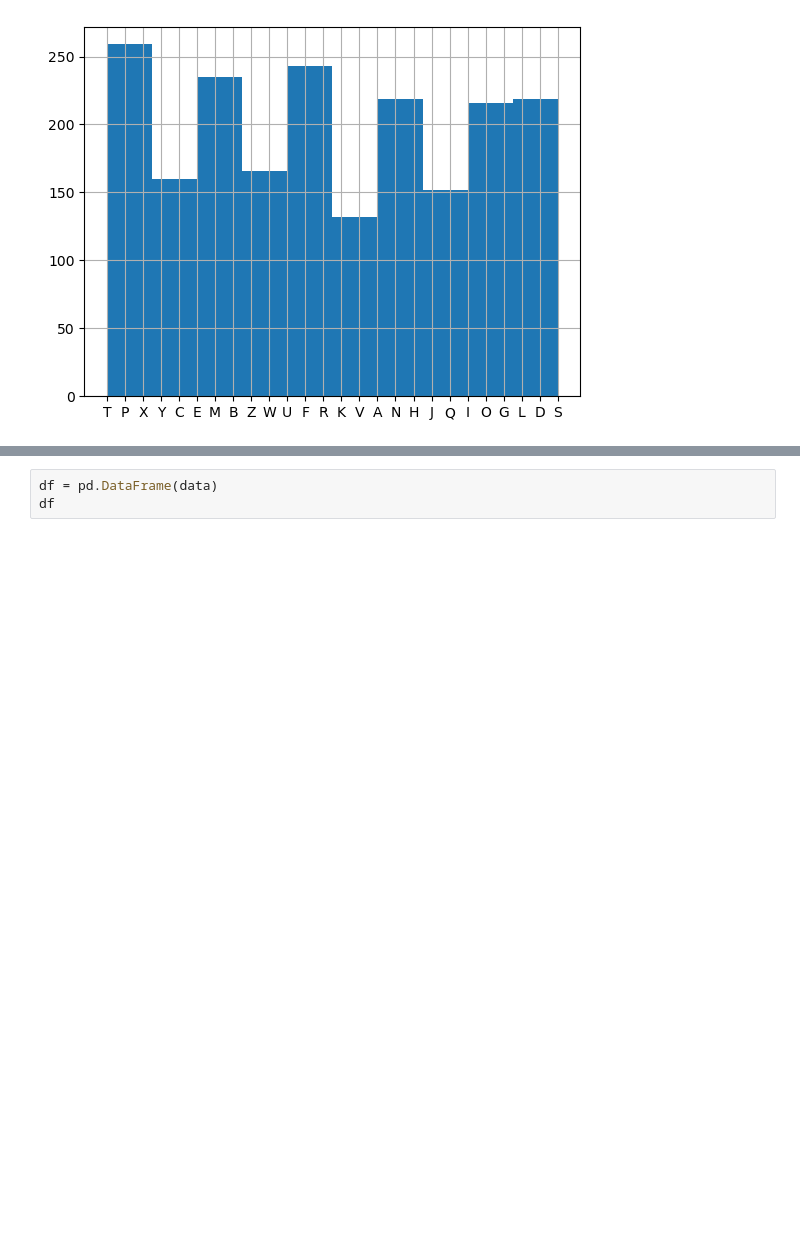
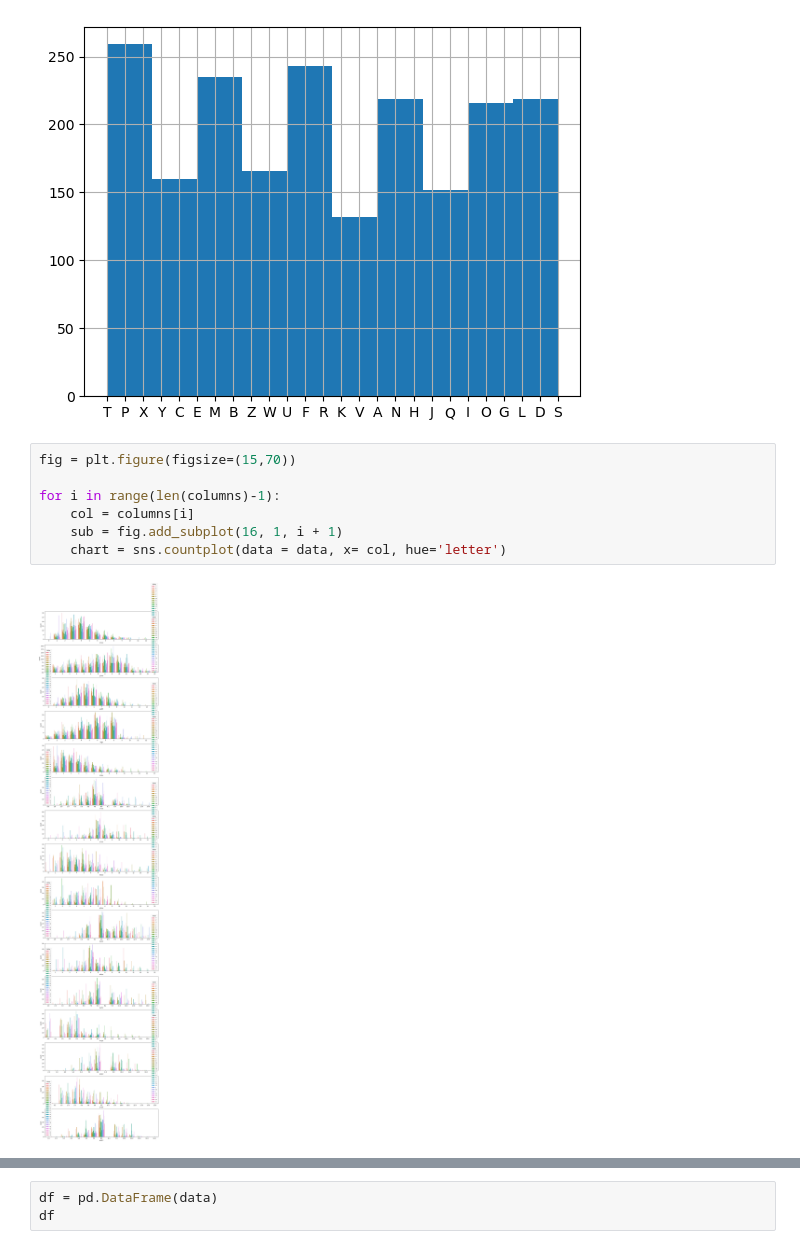
Before and after one commit to sofiamartellozzo/DQ_project, a Jupyter notebook: project.ipynb, the cells around one changed output, grey strips where cells are left out. Saved outputs shown, nothing was run; the diff lists cells and outputs as text; blank space fills up the shorter version.

```diff
--- a/project.ipynb
+++ b/project.ipynb
@@ -77,3 +110,12 @@ data['letter'].hist()
 # %% [output]
 <AxesSubplot:>
 [figure]
+# %%
+fig = plt.figure(figsize=(15,70))
+
+for i in range(len(columns)-1):
+    col = columns[i]
+    sub = fig.add_subplot(16, 1, i + 1)
+    chart = sns.countplot(data = data, x= col, hue='letter')
+# %% [output]
+[figure, added]
```
Also changed, not shown: parts of 19 cells of this notebook.
